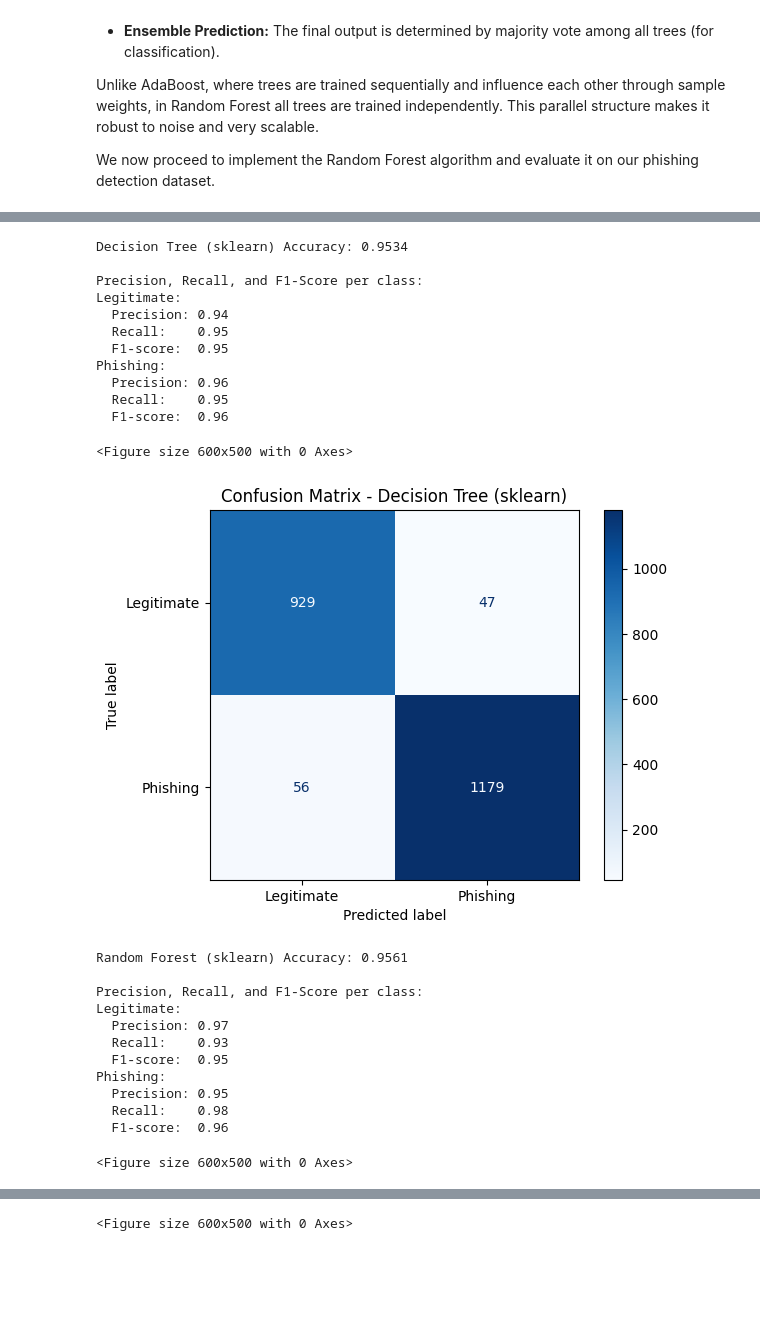
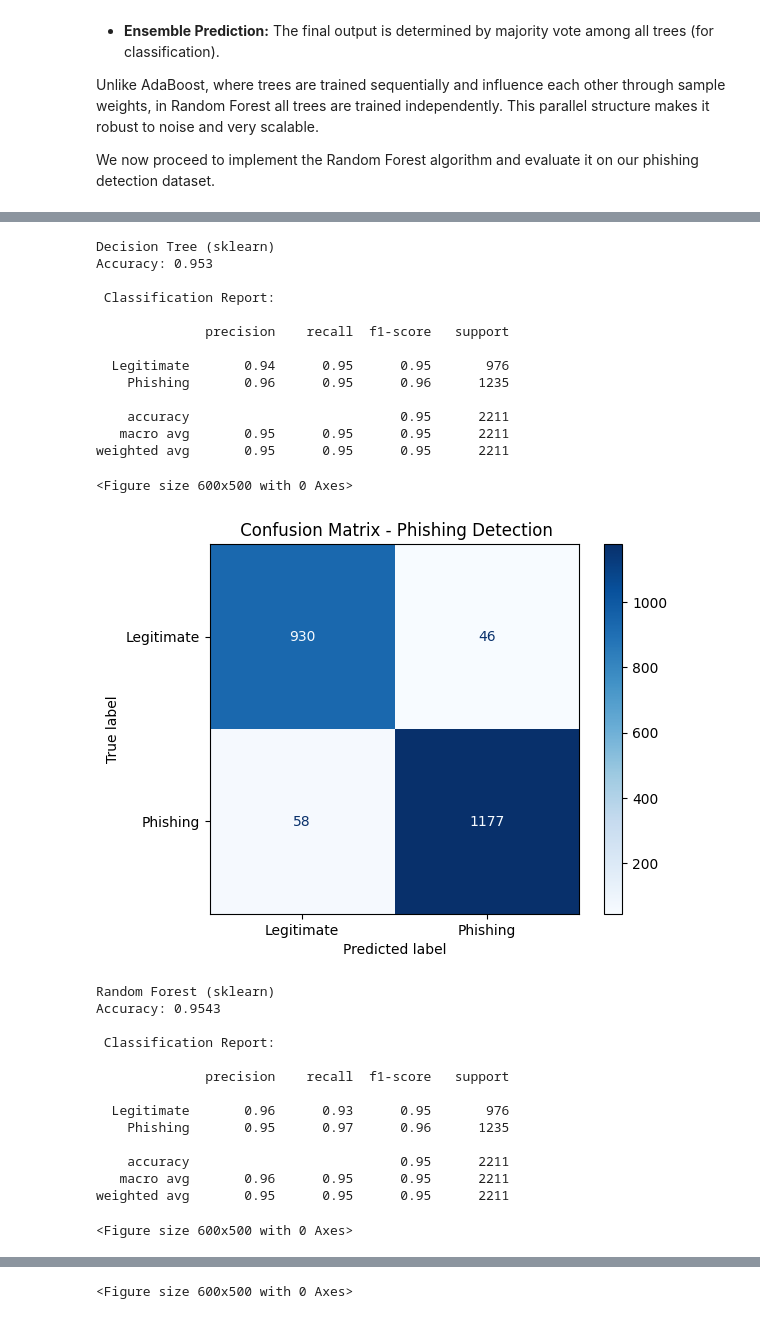
Before and after one commit to Kareemnat12/Machine_learningFinal, a Jupyter notebook: final.ipynb, the cells around one changed output, grey strips where cells are left out. Drawn from its saved outputs; the diff is of its cells as text; code cells hidden in the pictures; blank space fills up the shorter version.

```diff
--- a/final.ipynb
+++ b/final.ipynb
@@ -557,66 +557,56 @@ weighted avg       0.91      0.90      0.90      2211
 # %%
 # pre defining the function to show metrics and algorthims form sklearn
 import matplotlib.pyplot as plt
 from sklearn.metrics import accuracy_score, classification_report, confusion_matrix, ConfusionMatrixDisplay
 from sklearn.tree import DecisionTreeClassifier
 from sklearn.ensemble import RandomForestClassifier, AdaBoostClassifier
 
-def show_metrics(y_true, y_pred, title="Model"):
-    class_names = ['Legitimate', 'Phishing']
-    acc = accuracy_score(y_true, y_pred)
-    print(f"{title} Accuracy: {acc:.4f}\n")
-    report = classification_report(y_true, y_pred, target_names=class_names, output_dict=True)
-    print("Precision, Recall, and F1-Score per class:")
-    for label in class_names:
-        print(f"{label}:")
-        print(f"  Precision: {report[label]['precision']:.2f}")
-        print(f"  Recall:    {report[label]['recall']:.2f}")
-        print(f"  F1-score:  {report[label]['f1-score']:.2f}")
-    cm = confusion_matrix(y_true, y_pred)
-    disp = ConfusionMatrixDisplay(confusion_matrix=cm, display_labels=class_names)
-    plt.figure(figsize=(6, 5))
-    disp.plot(cmap=plt.cm.Blues)
-    plt.title(f"Confusion Matrix - {title}")
-    plt.show()
 
 # Example usage with sklearn classifiers:
 dt = DecisionTreeClassifier(max_depth=20)
 dt.fit(X_train, y_train)
 y_pred_dt = dt.predict(X_test)
-show_metrics(y_test, y_pred_dt, title="Decision Tree (sklearn)")
+print("Decision Tree (sklearn)")
+evaluate_model(y_test, y_pred_dt)
 
 rf = RandomForestClassifier(n_estimators=100, max_depth=10)
 rf.fit(X_train, y_train)
 y_pred_rf = rf.predict(X_test)
-show_metrics(y_test, y_pred_rf, title="Random Forest (sklearn)")
+print("Random Forest (sklearn)")
+evaluate_model(y_test, y_pred_rf)
 
 ada = AdaBoostClassifier(n_estimators=10)
 ada.fit(X_train, y_train)
 y_pred_ada = ada.predict(X_test)
-show_metrics(y_test, y_pred_ada, title="AdaBoost (sklearn)")
+print("AdaBoost (sklearn)")
+evaluate_model(y_test, y_pred_ada)
 # %% [output]
-Decision Tree (sklearn) Accuracy: 0.9534
+Decision Tree (sklearn)
+Accuracy: 0.953
 
-Precision, Recall, and F1-Score per class:
-Legitimate:
-  Precision: 0.94
-  Recall:    0.95
-  F1-score:  0.95
-Phishing:
-  Precision: 0.96
-  Recall:    0.95
-  F1-score:  0.96
+ Classification Report:
+
+              precision    recall  f1-score   support
+
+  Legitimate       0.94      0.95      0.95       976
+    Phishing       0.96      0.95      0.96      1235
+
+    accuracy                           0.95      2211
+   macro avg       0.95      0.95      0.95      2211
+weighted avg       0.95      0.95      0.95      2211
 <Figure size 600x500 with 0 Axes>
-[figure, old version]
+[figure, new version]
-Random Forest (sklearn) Accuracy: 0.9561
+Random Forest (sklearn)
+Accuracy: 0.9543
 
-Precision, Recall, and F1-Score per class:
-Legitimate:
-  Precision: 0.97
-  Recall:    0.93
-  F1-score:  0.95
-Phishing:
-  Precision: 0.95
-  Recall:    0.98
-  F1-score:  0.96
+ Classification Report:
+
+              precision    recall  f1-score   support
+
+  Legitimate       0.96      0.93      0.95       976
+    Phishing       0.95      0.97      0.96      1235
+
+    accuracy                           0.95      2211
+   macro avg       0.96      0.95      0.95      2211
+weighted avg       0.95      0.95      0.95      2211
 <Figure size 600x500 with 0 Axes>
```
Also changed, not shown: parts of 9 cells of this notebook.
